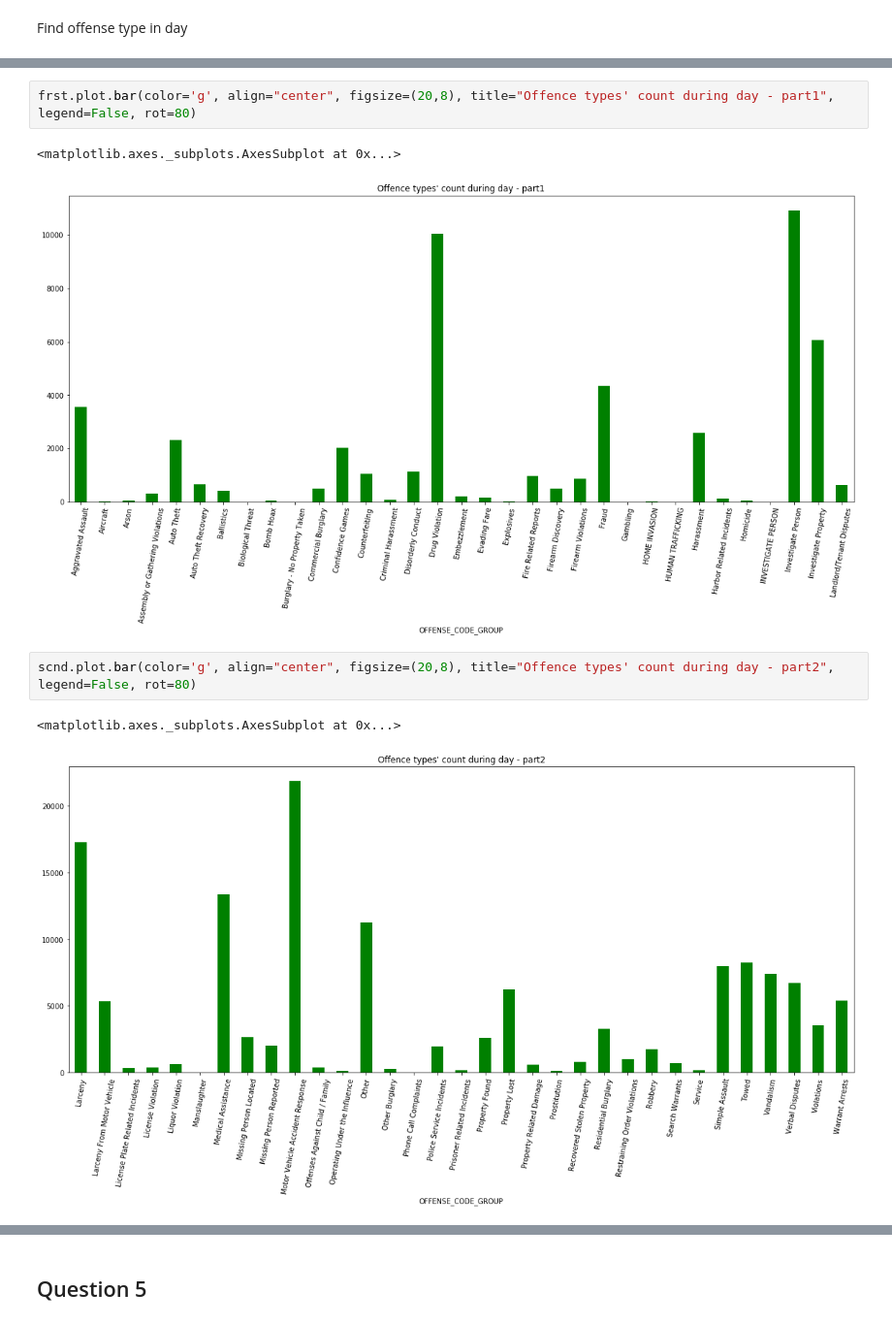
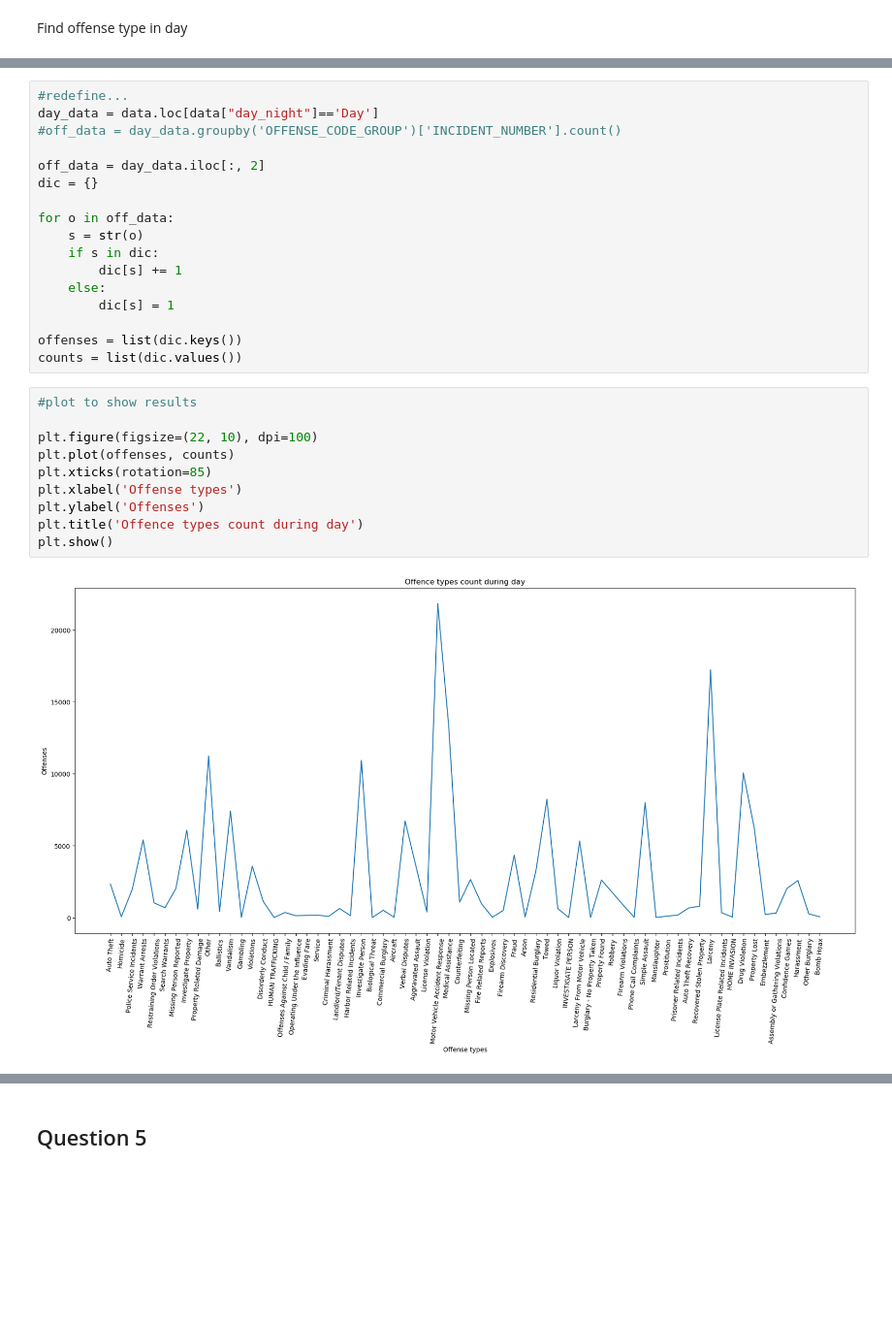
Before and after one commit to errikosg/Data-Analysis_Boston-Crimes, a Jupyter notebook: exercise.ipynb, the cells around one changed output, grey strips where cells are left out. Shown at 97% size. Cells and saved outputs as stored; diff of their text form; blank space fills up the shorter version.

```diff
--- a/exercise.ipynb
+++ b/exercise.ipynb
@@ -284,10 +279,29 @@ scnd = off_data.to_frame()[temp.shape[0]/2:]
-# %%
-frst.plot.bar(color='g', align="center", figsize=(20,8), title="Offence types' count during day - part1", legend=False, rot=80)
-# %% [output]
-<matplotlib.axes._subplots.AxesSubplot at 0x...>
-[figure, removed]
-# %%
-scnd.plot.bar(color='g', align="center", figsize=(20,8), title="Offence types' count during day - part2", legend=False, rot=80)
-# %% [output]
-<matplotlib.axes._subplots.AxesSubplot at 0x...>
-[figure, removed]
+# %%
+#redefine...
+day_data = data.loc[data["day_night"]=='Day']
+#off_data = day_data.groupby('OFFENSE_CODE_GROUP')['INCIDENT_NUMBER'].count()
+
+off_data = day_data.iloc[:, 2]
+dic = {}
+
+for o in off_data:
+    s = str(o)
+    if s in dic:
+        dic[s] += 1
+    else:
+        dic[s] = 1
+
+offenses = list(dic.keys())
+counts = list(dic.values())
+# %%
+#plot to show results
+
+plt.figure(figsize=(22, 10), dpi=100)
+plt.plot(offenses, counts)
+plt.xticks(rotation=85)
+plt.xlabel('Offense types')
+plt.ylabel('Offenses')
+plt.title('Offence types count during day')
+plt.show()
+# %% [output]
+[figure, added]
```
Also changed, not shown: parts of 25 cells of this notebook.
